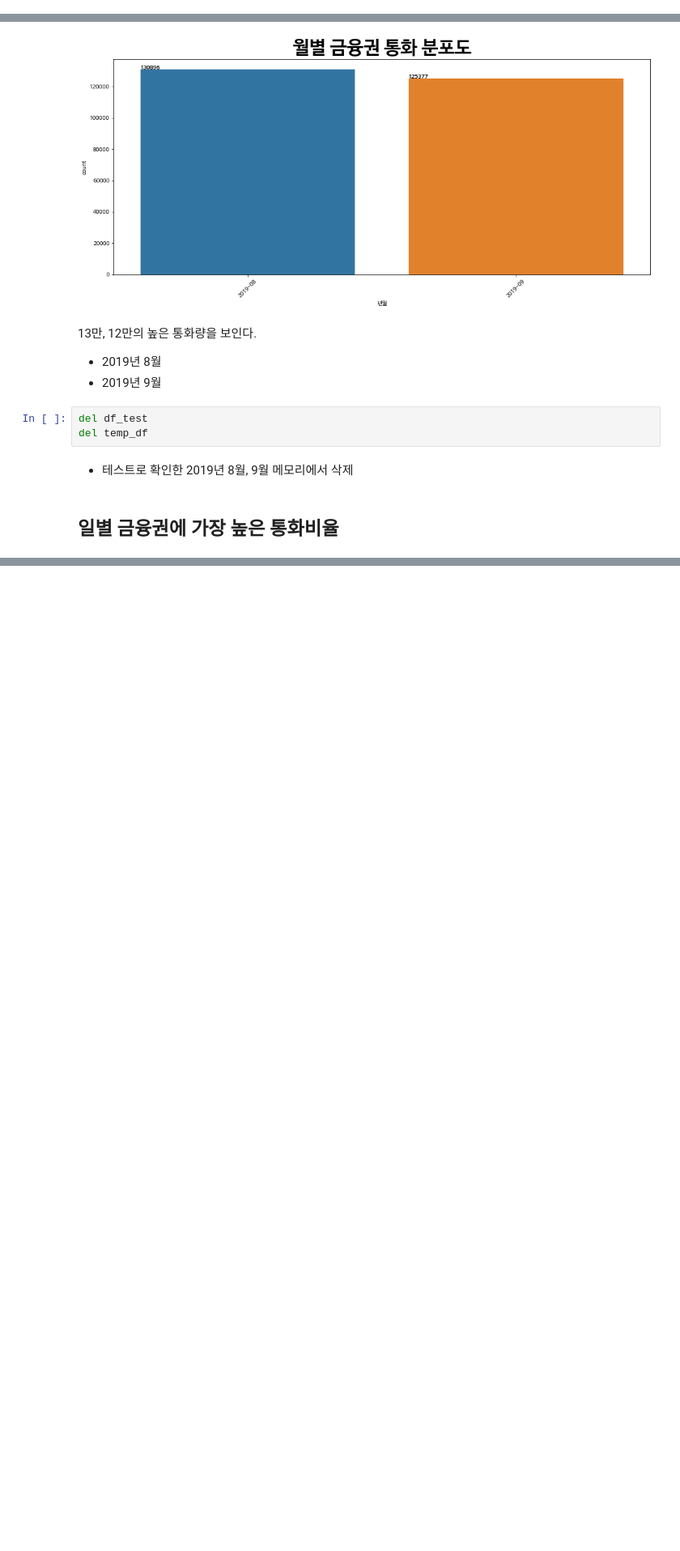
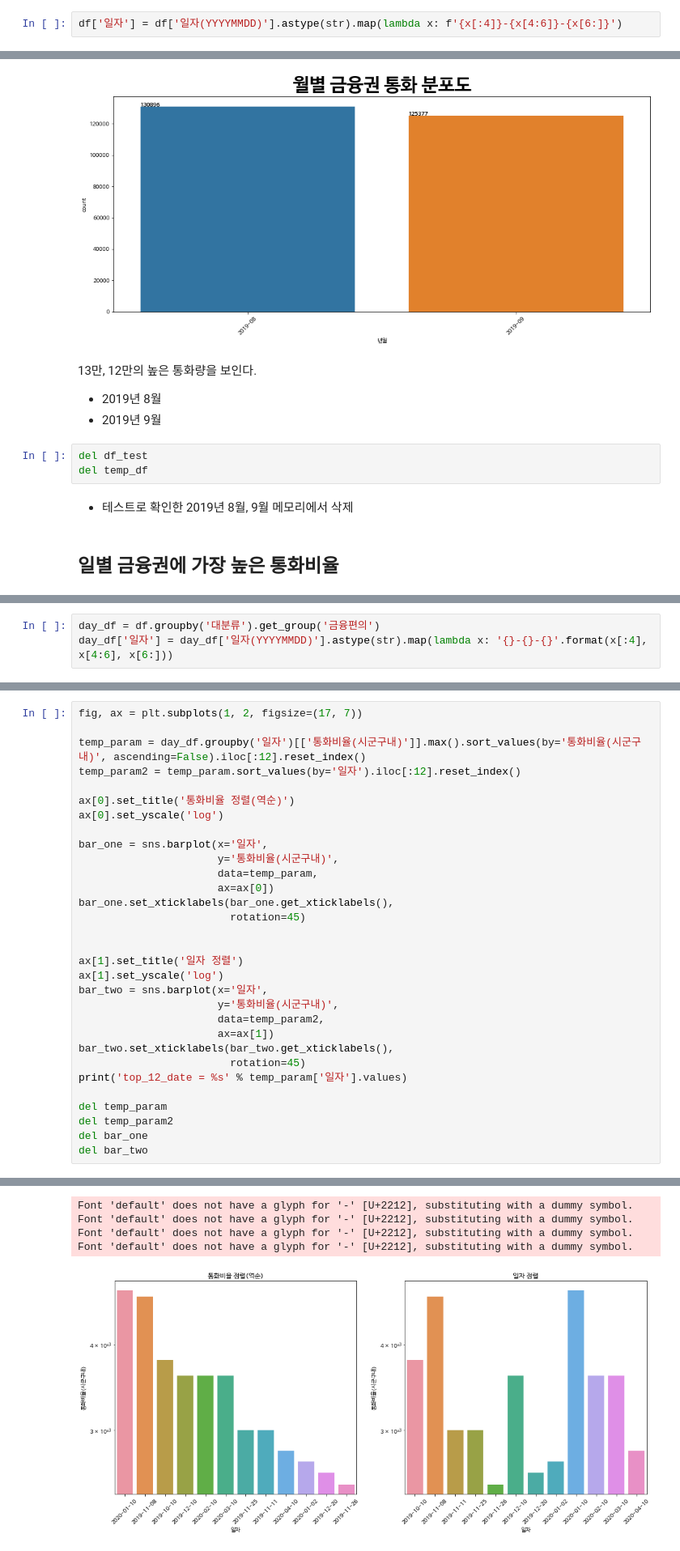
Before and after one commit to wiv33/A-Learning-python, a Jupyter notebook: machine-learning/_000_hello_machine/_000_basic/_012_visualization/sk_call_data.ipynb, the cells around one changed output, grey strips where cells are left out. Shown at 81% size. Saved outputs shown, nothing was run; the diff lists cells and outputs as text; blank space fills up the shorter version.

Commit message:
일별 통화비율 상위 추가

```diff
--- a/machine-learning/_000_hello_machine/_000_basic/_012_visualization/sk_call_data.ipynb
+++ b/machine-learning/_000_hello_machine/_000_basic/_012_visualization/sk_call_data.ipynb
@@ -135,6 +135,8 @@ df.head(1)
 df.insert(3, '발신지', df['발신지(시도)'] + " " + df['발신지(시군구)'])
 # %%
 df.drop(columns=['발신지(시도)', '발신지(시군구)'], axis=1, inplace=True)
+# %%
+df['일자'] = df['일자(YYYYMMDD)'].astype(str).map(lambda x: f'{x[:4]}-{x[4:6]}-{x[6:]}')
 # %%
 df.info()
 # %% [output]
@@ -600,0 +597,3 @@ day_df.head(1)
+# %%
+day_df = df.groupby('대분류').get_group('금융편의')
+day_df['일자'] = day_df['일자(YYYYMMDD)'].astype(str).map(lambda x: '{}-{}-{}'.format(x[:4], x[4:6], x[6:]))
@@ -600,0 +611,32 @@ day_df.head(1)
+# %%
+fig, ax = plt.subplots(1, 2, figsize=(17, 7))
+
+temp_param = day_df.groupby('일자')[['통화비율(시군구내)']].max().sort_values(by='통화비율(시군구내)', ascending=False).iloc[:12].reset_index()
+temp_param2 = temp_param.sort_values(by='일자').iloc[:12].reset_index()
+
+ax[0].set_title('통화비율 정렬(역순)')
+ax[0].set_yscale('log')
+
+bar_one = sns.barplot(x='일자',
+                      y='통화비율(시군구내)',
+                      data=temp_param,
+                      ax=ax[0])
+bar_one.set_xticklabels(bar_one.get_xticklabels(),
+                        rotation=45)
+
+
+ax[1].set_title('일자 정렬')
+ax[1].set_yscale('log')
+bar_two = sns.barplot(x='일자',
+                      y='통화비율(시군구내)',
+                      data=temp_param2,
+                      ax=ax[1])
+bar_two.set_xticklabels(bar_two.get_xticklabels(),
+                        rotation=45)
+print('top_12_date = %s' % temp_param['일자'].values)
+
+del temp_param
+del temp_param2
+del bar_one
+del bar_two
+# %% [output]
@@ -600,0 +650,5 @@ day_df.head(1)
+Font 'default' does not have a glyph for '-' [U+2212], substituting with a dummy symbol.
+Font 'default' does not have a glyph for '-' [U+2212], substituting with a dummy symbol.
+Font 'default' does not have a glyph for '-' [U+2212], substituting with a dummy symbol.
+Font 'default' does not have a glyph for '-' [U+2212], substituting with a dummy symbol.
+[figure, added]
```
Also changed, not shown: parts of 8 cells of this notebook.
